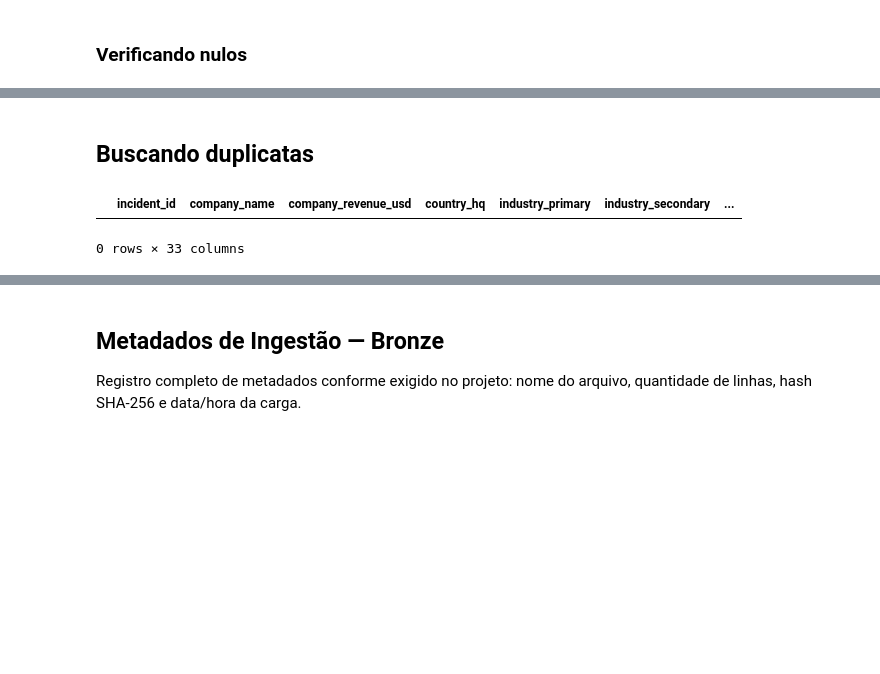
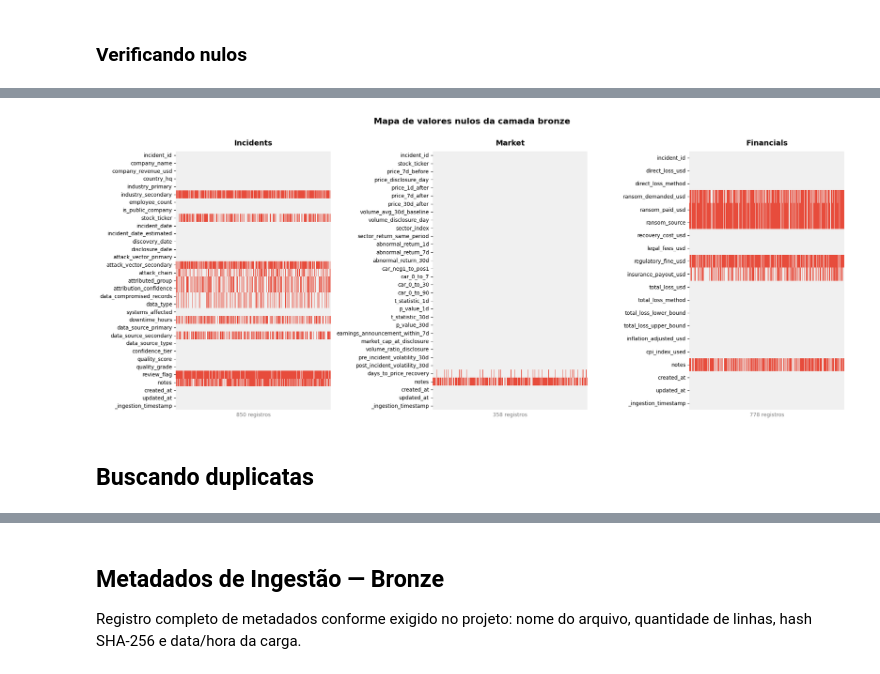
Before and after one commit to RodrigoMrqs/DataCience-BronzeAndSilver, a Jupyter notebook: notebook.ipynb, the cells around one changed output, grey strips where cells are left out. Cells and saved outputs as stored; diff of their text form; code cells hidden in the pictures; blank space fills up the shorter version.

Commit message:
camada bronze atualizada

```diff
--- a/notebook.ipynb
+++ b/notebook.ipynb
@@ -72,9 +178,19 @@ df['_ingestion_timestamp'] = datetime.now().strftime('%Y-%m-%d')
 # %%
 # Datas
 for col in ['incident_date', 'discovery_date', 'disclosure_date', '_ingestion_timestamp']:
-    df[col] = pd.to_datetime(df[col], errors='coerce')
+    df_incidents[col] = pd.to_datetime(df_incidents[col], errors='coerce')
+
+df_market['_ingestion_timestamp'] = pd.to_datetime(df_market['_ingestion_timestamp'], errors='coerce')
+
+df_financials['_ingestion_timestamp'] = pd.to_datetime(df_financials['_ingestion_timestamp'], errors='coerce')
 
 # created_at e updated_at têm fuso
-df['created_at'] = pd.to_datetime(df['created_at'], utc=True, errors='coerce')
-df['updated_at']  = pd.to_datetime(df['updated_at'],  utc=True, errors='coerce')
+df_incidents['created_at'] = pd.to_datetime(df_incidents['created_at'], utc=True, errors='coerce')
+df_incidents['updated_at']  = pd.to_datetime(df_incidents['updated_at'],  utc=True, errors='coerce')
+
+df_market['created_at'] = pd.to_datetime(df_market['created_at'], utc=True, errors='coerce')
+df_market['updated_at']  = pd.to_datetime(df_market['updated_at'],  utc=True, errors='coerce')
+
+df_financials['created_at'] = pd.to_datetime(df_financials['created_at'], utc=True, errors='coerce')
+df_financials['updated_at']  = pd.to_datetime(df_financials['updated_at'],  utc=True, errors='coerce')
 # %%
@@ -118,2 +281,6 @@ df_bronze = pd.read_parquet('./data/bronze/bronze.parquet')
+# %%
+df_bronze_incidents = pd.read_parquet('./data/bronze/bronze_incidents.parquet')
+df_bronze_market = pd.read_parquet('./data/bronze/bronze_market.parquet')
+df_bronze_financials = pd.read_parquet('./data/bronze/bronze_financials.parquet')
 # %% [markdown]
 ### Verificando nulos
@@ -151,7 +320,30 @@ sns.heatmap(df_bronze.isnull().T, cmap=['#F0F0F0','#E74C3C'])
+# %%
+# Visualizacao do mapa de nulos
+fig, axes = plt.subplots(1, 3, figsize=(20,8))
+
+datasets = {
+    "Incidents": df_bronze_incidents,
+    "Market": df_bronze_market,
+    "Financials": df_bronze_financials,
+}
+
+for ax, (title, df) in zip(axes, datasets.items()):
+    sns.heatmap(
+        df.isnull().T,
+        cmap=['#F0F0F0','#E74C3C'],
+        cbar=False,
+        ax=ax,
+        xticklabels=False,
+        yticklabels=True
+    )
+    ax.set_title(title, fontsize=14, fontweight="bold", pad=12)
+    ax.set_xlabel(f"{len(df):,} registros", fontsize=10, color="gray")
+    ax.set_ylabel("")
+
+fig.suptitle("Mapa de valores nulos da camada bronze", fontsize=16, fontweight="bold", y=1.01)
+plt.tight_layout()
+plt.show()
+# %% [output]
+[figure, added]
 # %% [markdown]
 ## Buscando duplicatas
-# %%
-df_bronze[df_bronze.duplicated() == True]
-# %% [output]
-|  | incident_id | company_name | company_revenue_usd | country_hq | industry_primary | industry_secondary | ... |
-0 rows × 33 columns
```
Also changed, not shown: parts of 32 cells of this notebook, 8 other files.
